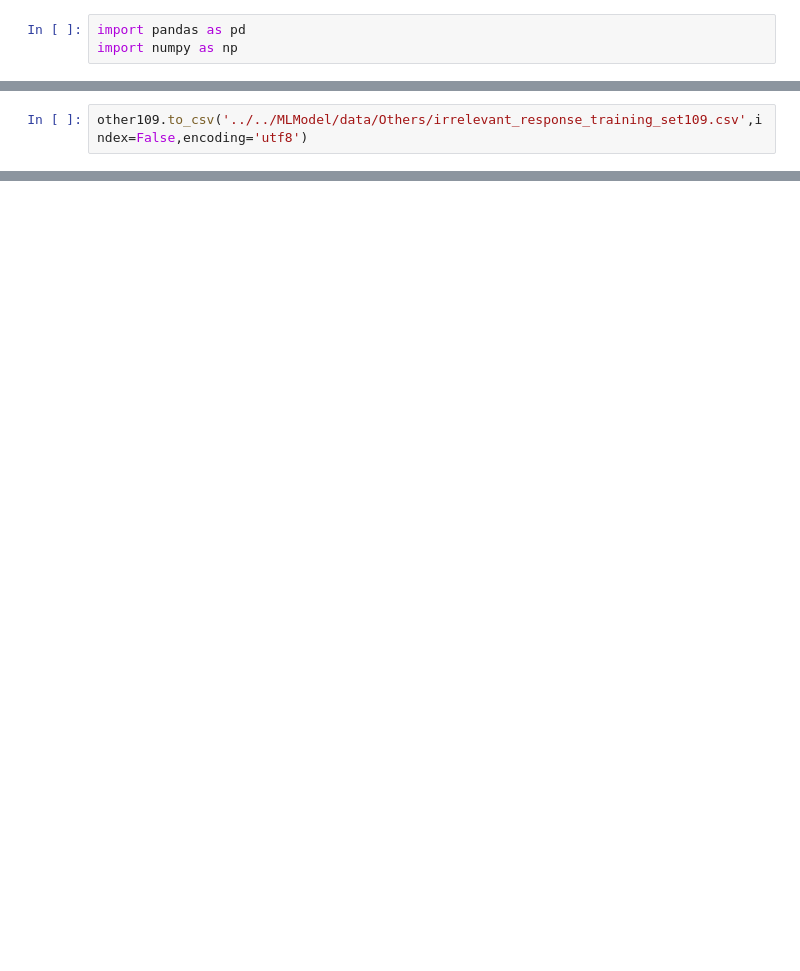
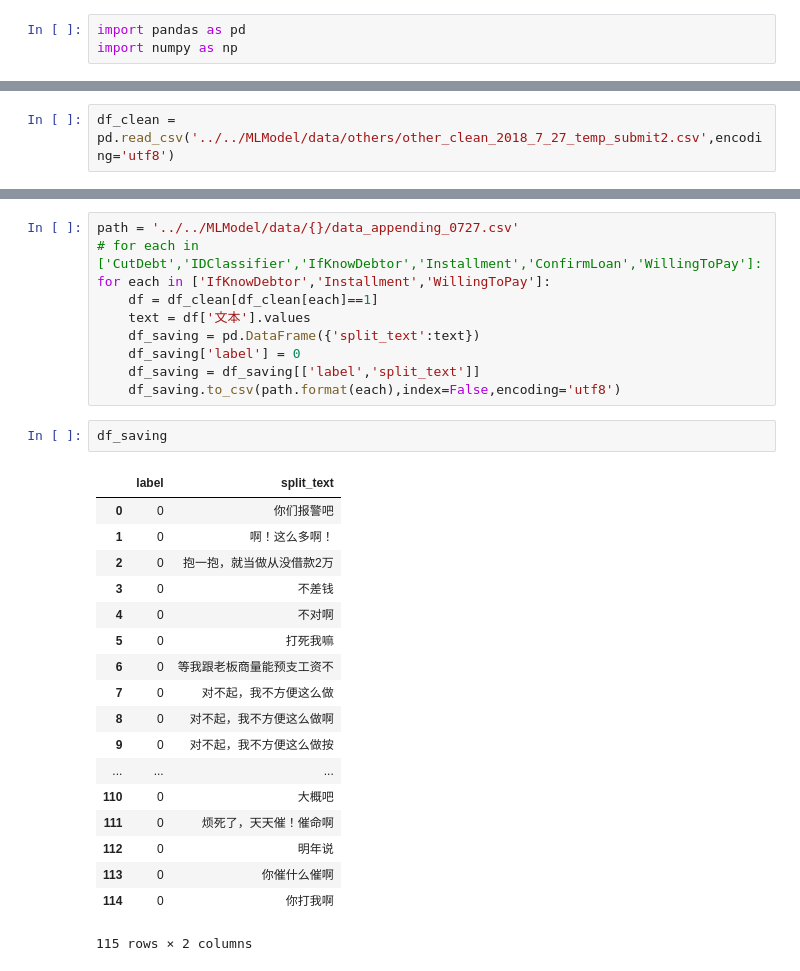
Before and after one commit to TSLNIHAOGIT/Chatbot1.0_ss, a Jupyter notebook: EVALUATION/DATA/OtherData109.ipynb, the cells around one changed output, grey strips where cells are left out. Cells and saved outputs as stored; diff of their text form; blank space fills up the shorter version.

```diff
--- a/EVALUATION/DATA/OtherData109.ipynb
+++ b/EVALUATION/DATA/OtherData109.ipynb
@@ -39,2 +43,2 @@ other109
 # %%
-other109.to_csv('../../MLModel/data/Others/irrelevant_response_training_set109.csv',index=False,encoding='utf8')
+df_clean = pd.read_csv('../../MLModel/data/others/other_clean_2018_7_27_temp_submit2.csv',encoding='utf8')
@@ -40,0 +49,31 @@ other109.to_csv('../../MLModel/data/Others/irrelevant_response_training_set109.c
+# %%
+path = '../../MLModel/data/{}/data_appending_0727.csv'
+# for each in ['CutDebt','IDClassifier','IfKnowDebtor','Installment','ConfirmLoan','WillingToPay']:
+for each in ['IfKnowDebtor','Installment','WillingToPay']:
+    df = df_clean[df_clean[each]==1]
+    text = df['文本'].values
+    df_saving = pd.DataFrame({'split_text':text})
+    df_saving['label'] = 0
+    df_saving = df_saving[['label','split_text']]
+    df_saving.to_csv(path.format(each),index=False,encoding='utf8')
+# %%
+df_saving
+# %% [output]
+|  | label | split_text |
+| 0 | 0 | 你们报警吧 |
+| 1 | 0 | 啊！这么多啊！ |
+| 2 | 0 | 抱一抱，就当做从没借款2万 |
+| 3 | 0 | 不差钱 |
+| 4 | 0 | 不对啊 |
+| 5 | 0 | 打死我嘛 |
+| 6 | 0 | 等我跟老板商量能预支工资不 |
+| 7 | 0 | 对不起，我不方便这么做 |
+| 8 | 0 | 对不起，我不方便这么做啊 |
+| 9 | 0 | 对不起，我不方便这么做按 |
+| ... | ... | ... |
+| 110 | 0 | 大概吧 |
+| 111 | 0 | 烦死了，天天催！催命啊 |
+| 112 | 0 | 明年说 |
+| 113 | 0 | 你催什么催啊 |
+| 114 | 0 | 你打我啊 |
+115 rows × 2 columns
```
Also changed, not shown: parts of 9 cells of this notebook, 32 other files.
